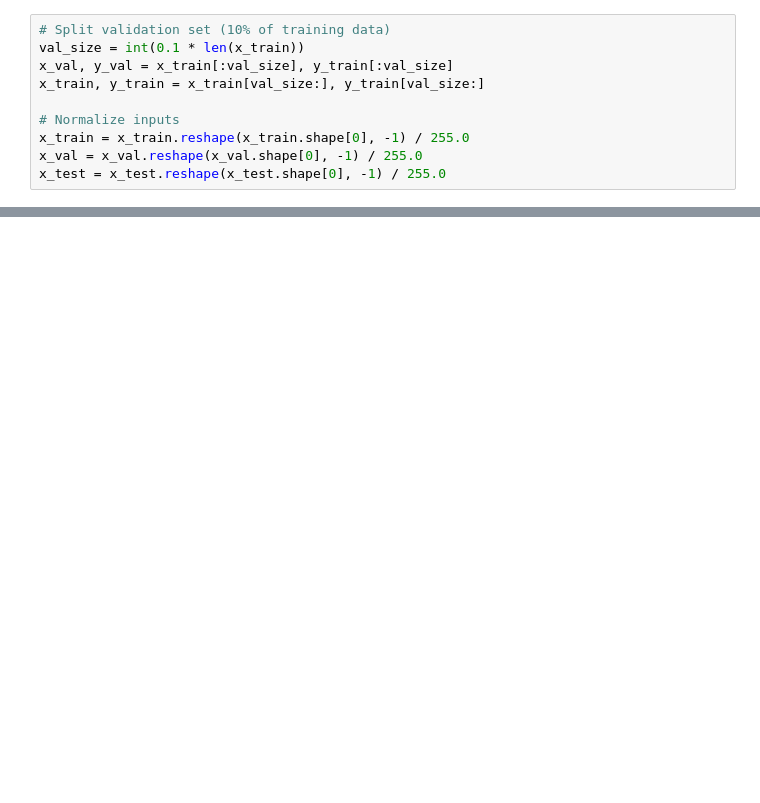
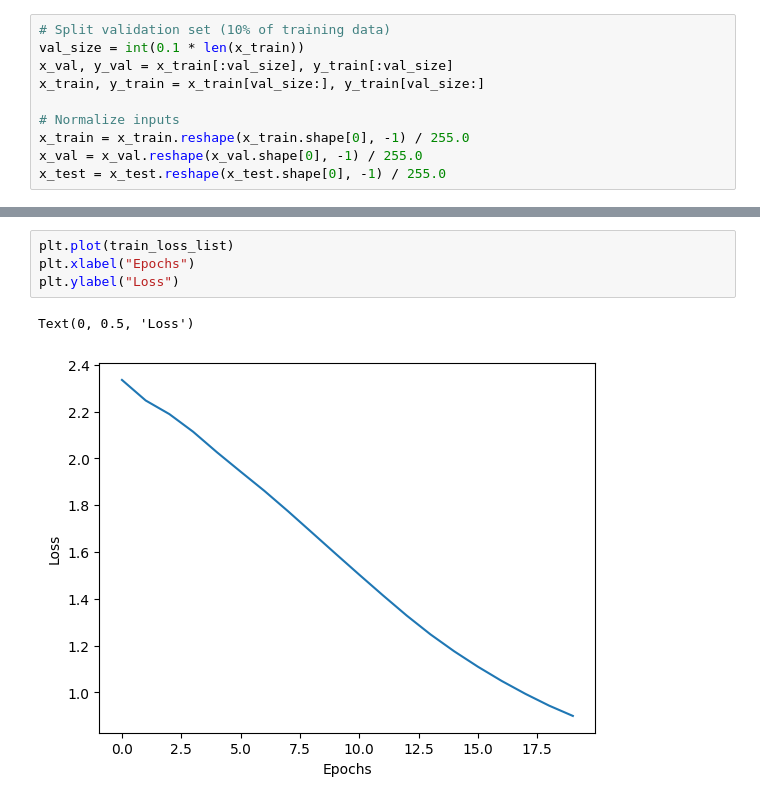
Before and after one commit to yeshu183/DA6401_Assignment_01, a Jupyter notebook: final_rough.ipynb, the cells around one changed output, grey strips where cells are left out. Cells and saved outputs as stored; diff of their text form; blank space fills up the shorter version.

```diff
--- a/final_rough.ipynb
+++ b/final_rough.ipynb
@@ -146,0 +214,7 @@ x_train.shape
+# %%
+plt.plot(train_loss_list)
+plt.xlabel("Epochs")
+plt.ylabel("Loss")
+# %% [output]
+Text(0, 0.5, 'Loss')
+[figure, added]
```
Also changed, not shown: parts of 6 cells of this notebook.
